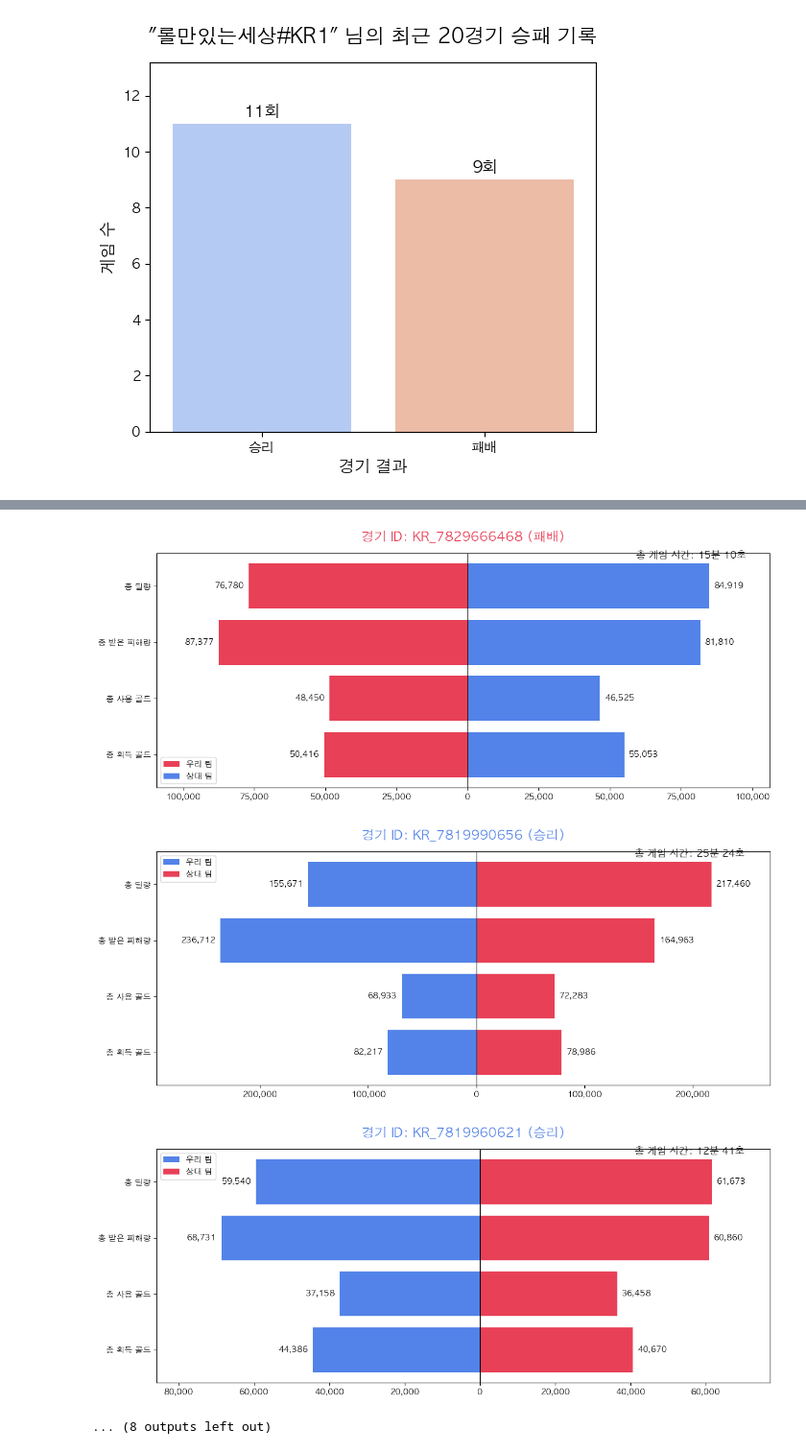
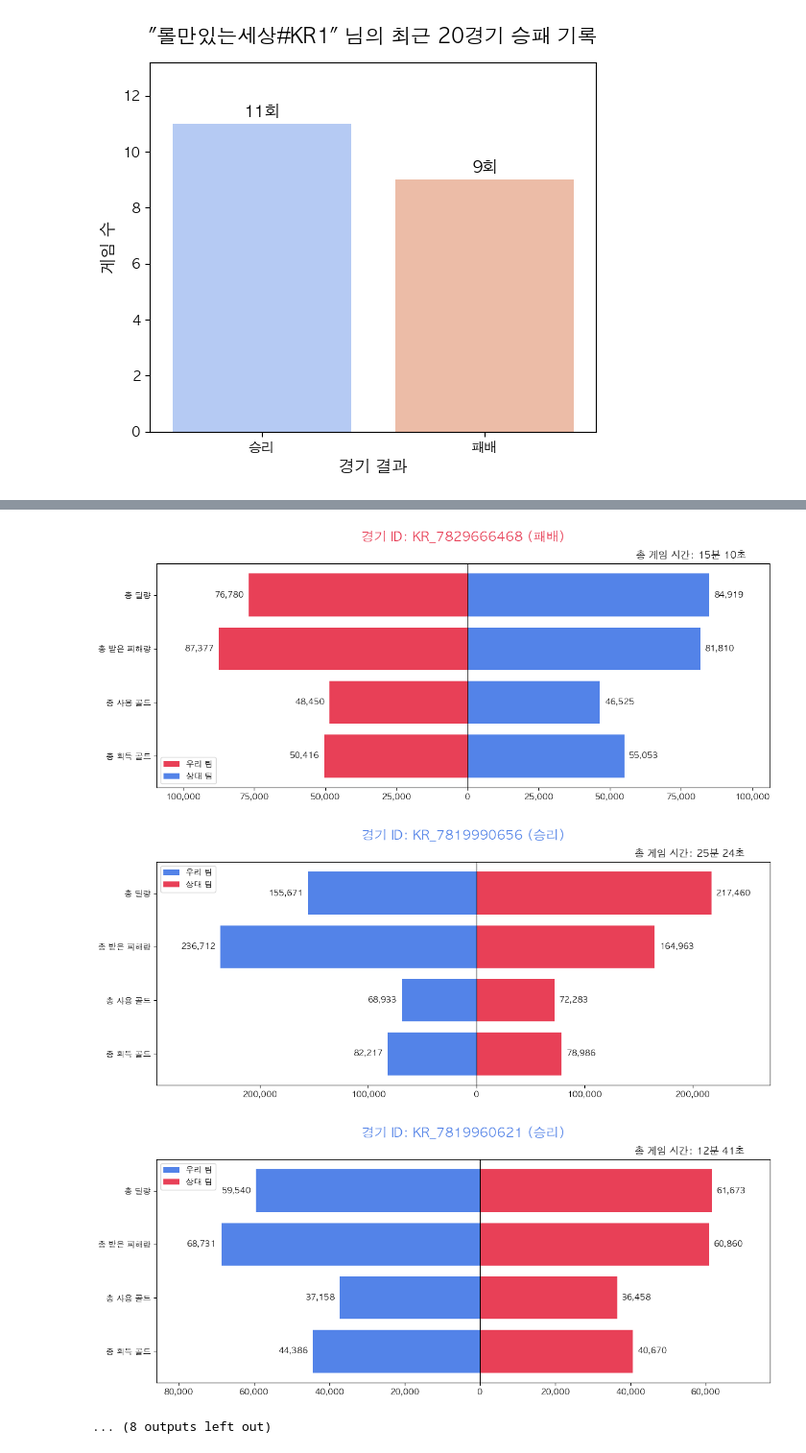
Before and after one commit to dyang-Y/Game_Project, a Jupyter notebook: lol_project/lol_api.ipynb, the cells around one changed output, grey strips where cells are left out. Shown at 96% size. Cells and saved outputs as stored; diff of their text form; code cells hidden in the pictures.

```diff
--- a/lol_project/lol_api.ipynb
+++ b/lol_project/lol_api.ipynb
@@ -598,7 +598,7 @@ if 'summary_df' in locals() and not summary_df.empty:
                     ha='left', va='center', color='black', fontsize=10)
 
         title_color = '#5383E8' if win_result == '승리' else '#E84057'
-        ax.set_title(f"경기 ID: {match_id} ({win_result})", fontsize=16, color=title_color, pad=15)
+        ax.set_title(f"경기 ID: {match_id} ({win_result})", fontsize=16, color=title_color, pad=28)
         ax.axvline(0, color='black', linewidth=0.8)
 
         game_duration_seconds = game_duration_map.get(match_id, 0)
@@ -631,4 +631,4 @@ else:
-[figure, old version]
+[figure, new version]
-[figure, old version]
+[figure, new version]
-[figure, old version]
+[figure, new version]
 ... (8 outputs left out)
```
Also changed, not shown: parts of 1 cell of this notebook.
